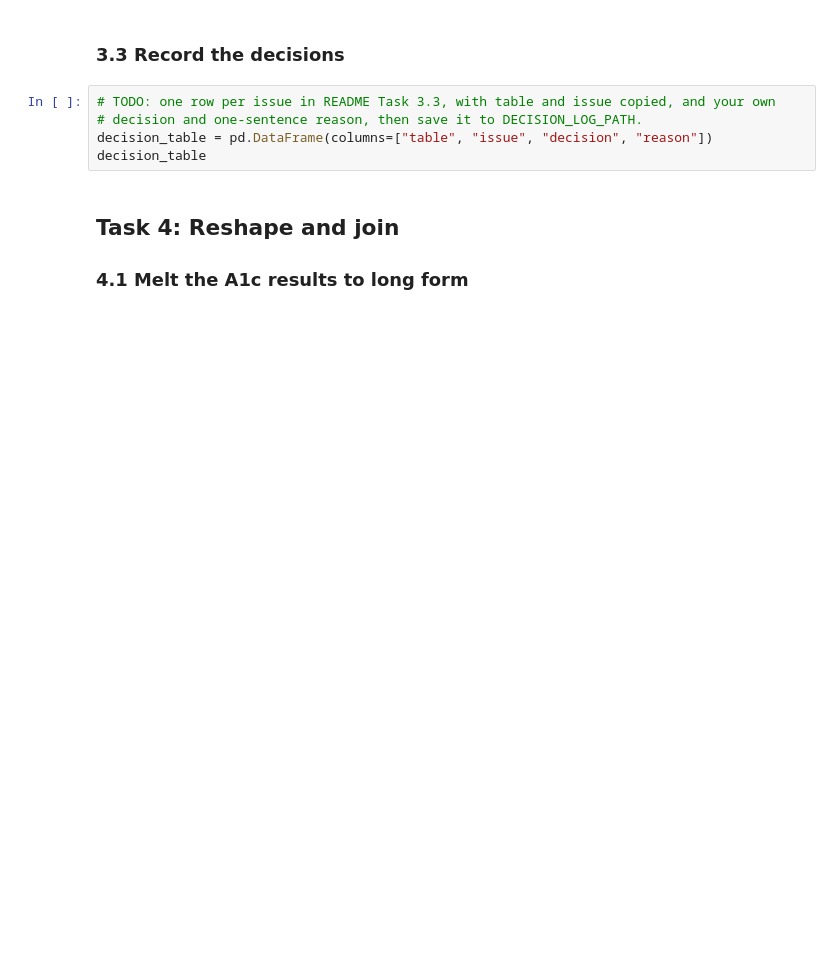
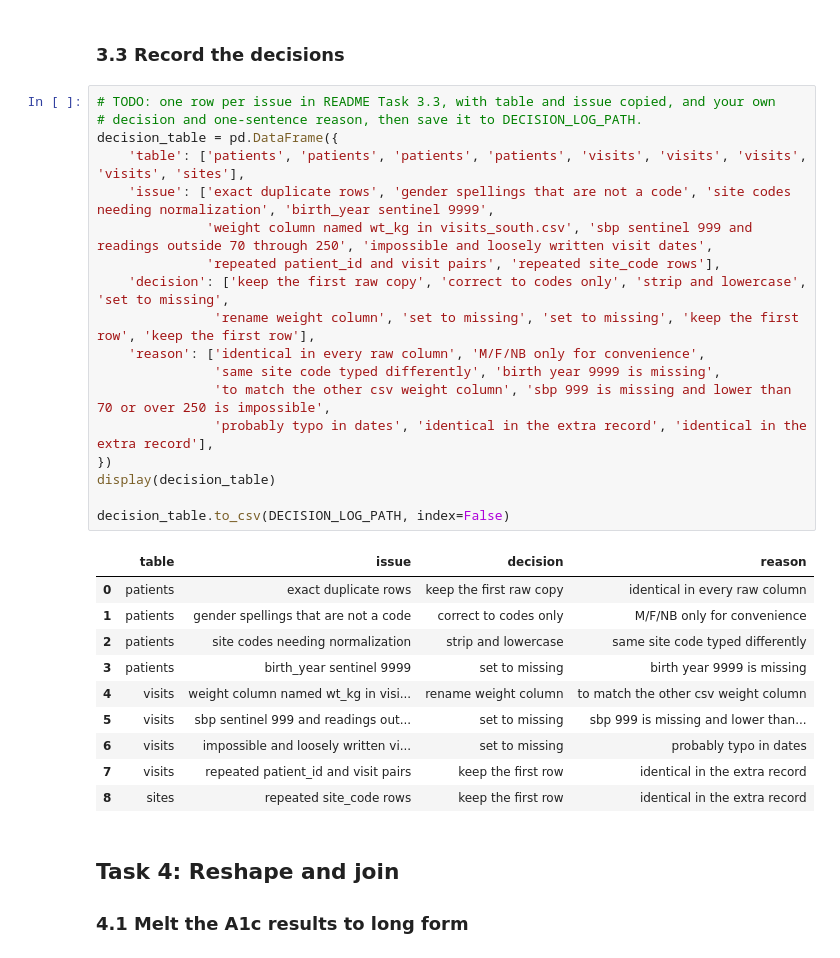
Before and after one commit to Emma-UCSF/ds217-26f-06, a Jupyter notebook: assignment.ipynb, the cells around one changed output. Saved outputs shown, nothing was run; the diff lists cells and outputs as text; blank space fills up the shorter version.

```diff
--- a/assignment.ipynb
+++ b/assignment.ipynb
@@ -183,8 +293,32 @@ visits_clean = None
 # %%
 # TODO: one row per issue in README Task 3.3, with table and issue copied, and your own
 # decision and one-sentence reason, then save it to DECISION_LOG_PATH.
-decision_table = pd.DataFrame(columns=["table", "issue", "decision", "reason"])
-decision_table
+decision_table = pd.DataFrame({
+    'table': ['patients', 'patients', 'patients', 'patients', 'visits', 'visits', 'visits', 'visits', 'sites'],
+    'issue': ['exact duplicate rows', 'gender spellings that are not a code', 'site codes needing normalization', 'birth_year sentinel 9999',
+              'weight column named wt_kg in visits_south.csv', 'sbp sentinel 999 and readings outside 70 through 250', 'impossible and loosely written visit dates',
+              'repeated patient_id and visit pairs', 'repeated site_code rows'],
+    'decision': ['keep the first raw copy', 'correct to codes only', 'strip and lowercase', 'set to missing',
+               'rename weight column', 'set to missing', 'set to missing', 'keep the first row', 'keep the first row'],
+    'reason': ['identical in every raw column', 'M/F/NB only for convenience',
+               'same site code typed differently', 'birth year 9999 is missing',
+               'to match the other csv weight column', 'sbp 999 is missing and lower than 70 or over 250 is impossible',
+               'probably typo in dates', 'identical in the extra record', 'identical in the extra record'],
+})
+display(decision_table)
+
+decision_table.to_csv(DECISION_LOG_PATH, index=False)
+# %% [output]
+|  | table | issue | decision | reason |
+| 0 | patients | exact duplicate rows | keep the first raw copy | identical in every raw column |
+| 1 | patients | gender spellings that are not a code | correct to codes only | M/F/NB only for convenience |
+| 2 | patients | site codes needing normalization | strip and lowercase | same site code typed differently |
+| 3 | patients | birth_year sentinel 9999 | set to missing | birth year 9999 is missing |
+| 4 | visits | weight column named wt_kg in visi... | rename weight column | to match the other csv weight column |
+| 5 | visits | sbp sentinel 999 and readings out... | set to missing | sbp 999 is missing and lower than... |
+| 6 | visits | impossible and loosely written vi... | set to missing | probably typo in dates |
+| 7 | visits | repeated patient_id and visit pairs | keep the first row | identical in the extra record |
+| 8 | sites | repeated site_code rows | keep the first row | identical in the extra record |
 # %% [markdown]
 ## Task 4: Reshape and join
 
```
Also changed, not shown: parts of 16 cells of this notebook, 6 other files.
